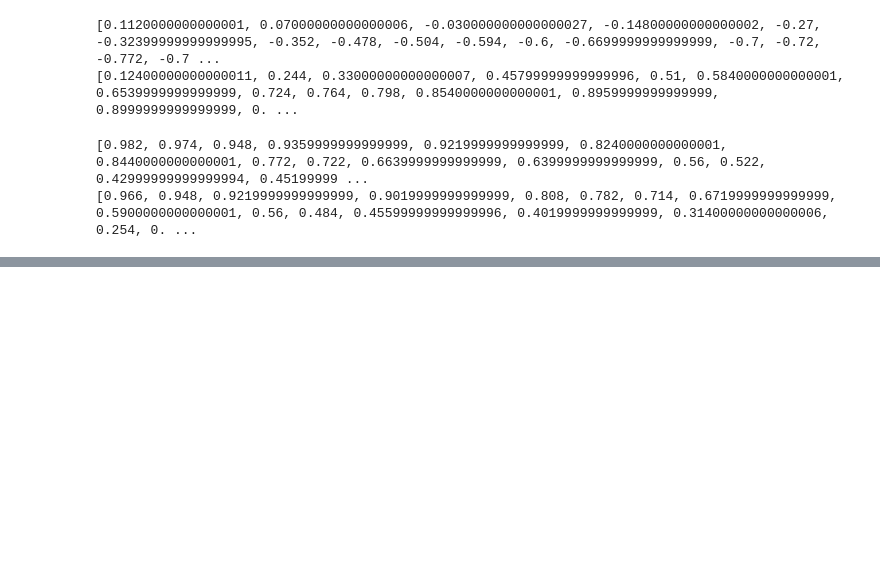
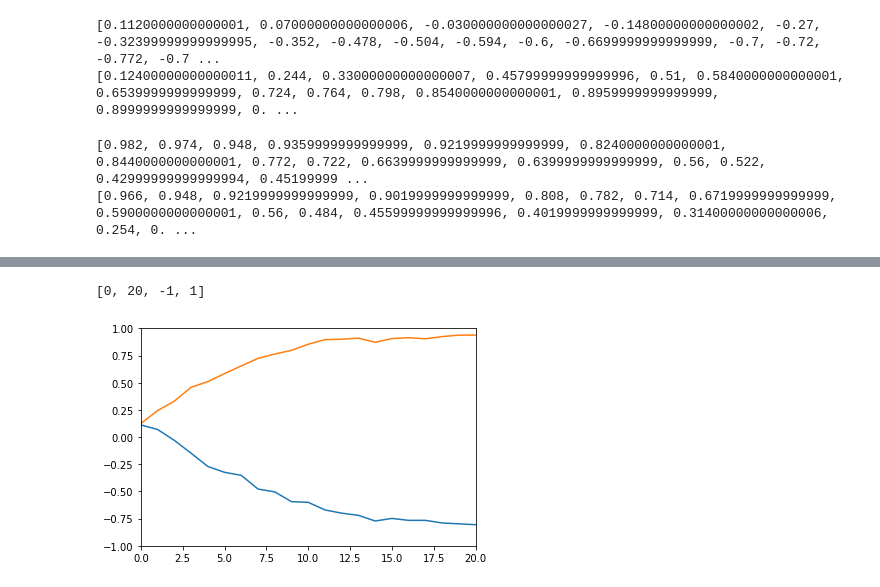
Before and after one commit to singular-value/optimizations_via_openpulse, a Jupyter notebook: CrossResonance_Tomography.ipynb, the cells around one changed output, grey strips where cells are left out. Drawn from its saved outputs; the diff is of its cells as text; code cells hidden in the pictures; blank space fills up the shorter version.

```diff
--- a/CrossResonance_Tomography.ipynb
+++ b/CrossResonance_Tomography.ipynb
@@ -157,0 +172,7 @@ print(z_vals_control_on)
+# %%
+plt.plot(y_vals_control_off)
+plt.plot(y_vals_control_on)
+plt.axis([0, 20, -1, 1])
+# %% [output]
+[0, 20, -1, 1]
+[figure, added]
```
Also changed, not shown: parts of 3 cells of this notebook.
